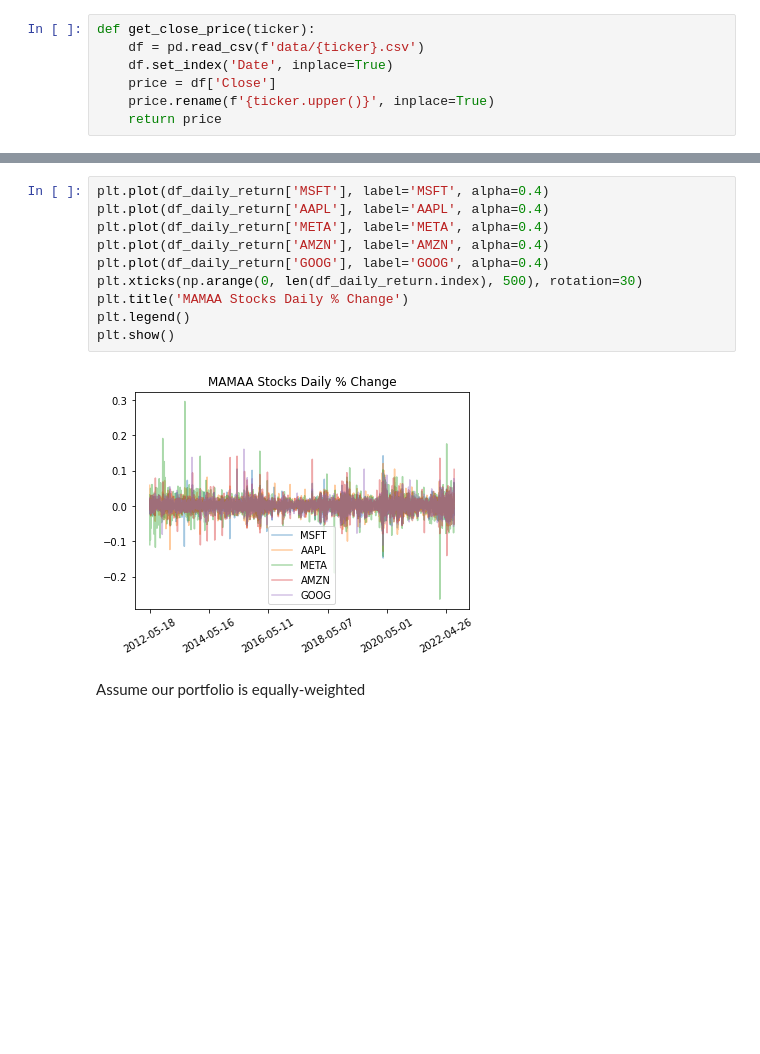
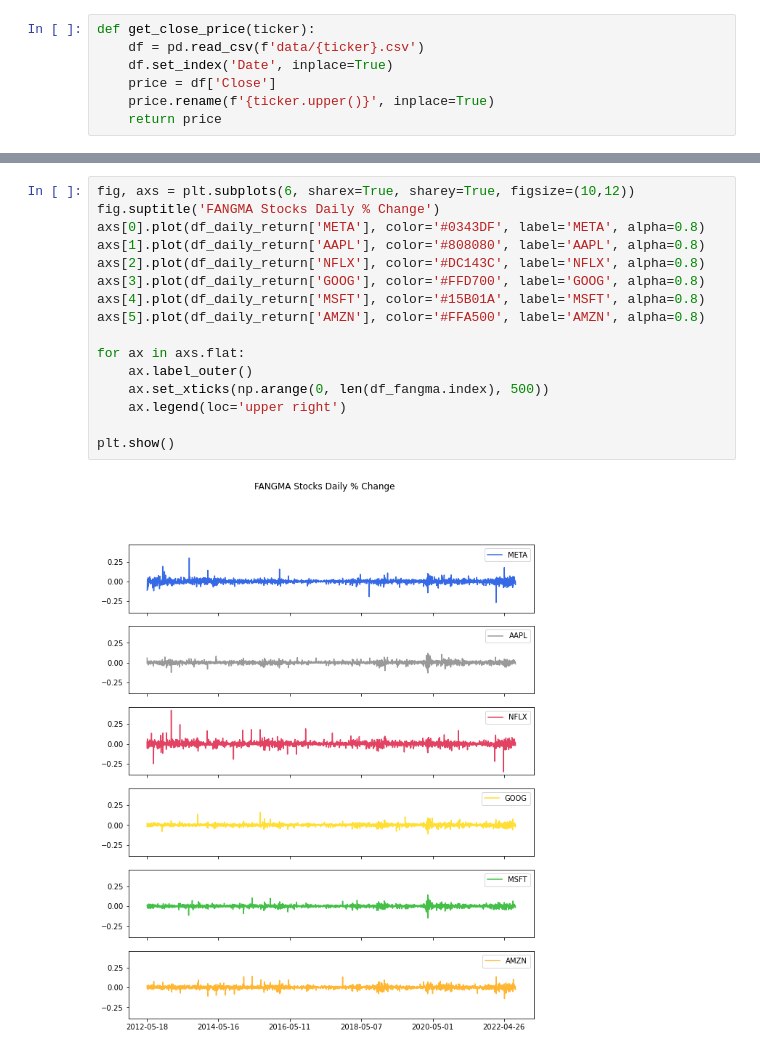
Before and after one commit to hoytlui/Mean-Reverting-Quant-Research, a Jupyter notebook: meanReverting.ipynb, the cells around one changed output, grey strips where cells are left out. Saved outputs shown, nothing was run; the diff lists cells and outputs as text; blank space fills up the shorter version.

```diff
--- a/meanReverting.ipynb
+++ b/meanReverting.ipynb
@@ -86,17 +93,21 @@ df_daily_return.head()
-# %%
-plt.plot(df_daily_return['MSFT'], label='MSFT', alpha=0.4)
-plt.plot(df_daily_return['AAPL'], label='AAPL', alpha=0.4)
-plt.plot(df_daily_return['META'], label='META', alpha=0.4)
-plt.plot(df_daily_return['AMZN'], label='AMZN', alpha=0.4)
-plt.plot(df_daily_return['GOOG'], label='GOOG', alpha=0.4)
-plt.xticks(np.arange(0, len(df_daily_return.index), 500), rotation=30)
-plt.title('MAMAA Stocks Daily % Change')
-plt.legend()
-plt.show()
-# %% [output]
-[figure, removed]
-# %% [markdown]
-Assume our portfolio is equally-weighted
+# %%
+fig, axs = plt.subplots(6, sharex=True, sharey=True, figsize=(10,12))
+fig.suptitle('FANGMA Stocks Daily % Change')
+axs[0].plot(df_daily_return['META'], color='#0343DF', label='META', alpha=0.8)
+axs[1].plot(df_daily_return['AAPL'], color='#808080', label='AAPL', alpha=0.8)
+axs[2].plot(df_daily_return['NFLX'], color='#DC143C', label='NFLX', alpha=0.8)
+axs[3].plot(df_daily_return['GOOG'], color='#FFD700', label='GOOG', alpha=0.8)
+axs[4].plot(df_daily_return['MSFT'], color='#15B01A', label='MSFT', alpha=0.8)
+axs[5].plot(df_daily_return['AMZN'], color='#FFA500', label='AMZN', alpha=0.8)
+
+for ax in axs.flat:
+    ax.label_outer()
+    ax.set_xticks(np.arange(0, len(df_fangma.index), 500))
+    ax.legend(loc='upper right')
+
+plt.show()
+# %% [output]
+[figure, added]
 # %%
 # calculate equal-weighted daily return
 portfolio_daily_return = df_daily_return.mean(axis=1)
```
Also changed, not shown: parts of 34 cells of this notebook, 7 other files.
